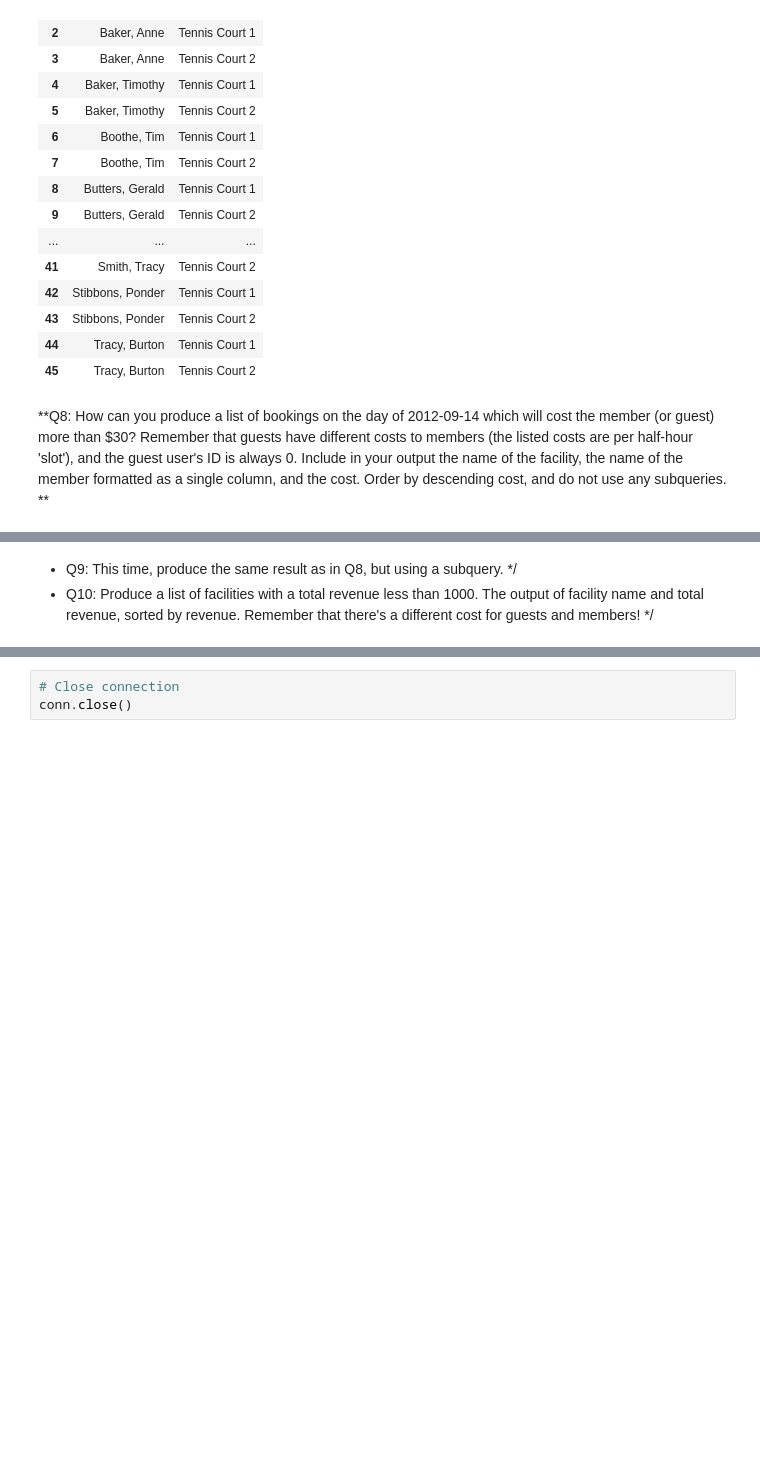
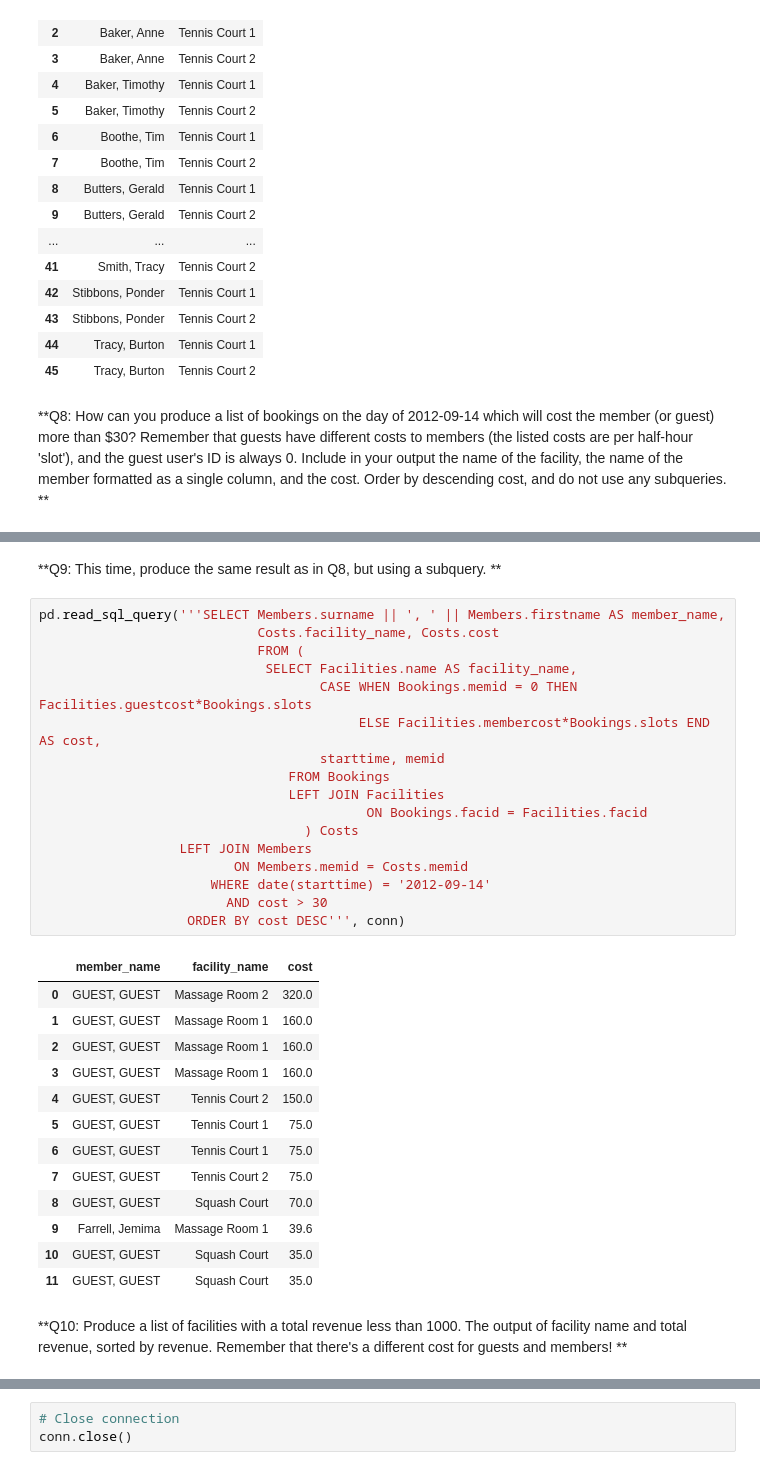
Before and after one commit to tloeber/Springboard, a Jupyter notebook: country_club_queries.ipynb, the cells around one changed output, grey strips where cells are left out. Drawn from its saved outputs; the diff is of its cells as text; blank space fills up the shorter version.

```diff
--- a/country_club_queries.ipynb
+++ b/country_club_queries.ipynb
@@ -170,7 +182,39 @@ pd.read_sql_query('''SELECT Members.surname || ', ' || Members.firstname AS memb
 | 10 | GUEST, GUEST | Squash Court | 35.0 |
 | 11 | GUEST, GUEST | Squash Court | 35.0 |
+# %% [markdown]
+**Q9: This time, produce the same result as in Q8, but using a subquery. **
+# %%
+pd.read_sql_query('''SELECT Members.surname || ', ' || Members.firstname AS member_name,
+                            Costs.facility_name, Costs.cost
+                            FROM (
+                             SELECT Facilities.name AS facility_name,
+                                    CASE WHEN Bookings.memid = 0 THEN Facilities.guestcost*Bookings.slots
+                                         ELSE Facilities.membercost*Bookings.slots END AS cost,
+                                    starttime, memid
+                                FROM Bookings
+                                LEFT JOIN Facilities
+                                          ON Bookings.facid = Facilities.facid
+                                  ) Costs
+                  LEFT JOIN Members
+                         ON Members.memid = Costs.memid
+                      WHERE date(starttime) = '2012-09-14'
+                        AND cost > 30
+                   ORDER BY cost DESC''', conn)
+# %% [output]
+|  | member_name | facility_name | cost |
+| 0 | GUEST, GUEST | Massage Room 2 | 320.0 |
+| 1 | GUEST, GUEST | Massage Room 1 | 160.0 |
+| 2 | GUEST, GUEST | Massage Room 1 | 160.0 |
+| 3 | GUEST, GUEST | Massage Room 1 | 160.0 |
+| 4 | GUEST, GUEST | Tennis Court 2 | 150.0 |
+| 5 | GUEST, GUEST | Tennis Court 1 | 75.0 |
+| 6 | GUEST, GUEST | Tennis Court 1 | 75.0 |
+| 7 | GUEST, GUEST | Tennis Court 2 | 75.0 |
+| 8 | GUEST, GUEST | Squash Court | 70.0 |
+| 9 | Farrell, Jemima | Massage Room 1 | 39.6 |
+| 10 | GUEST, GUEST | Squash Court | 35.0 |
+| 11 | GUEST, GUEST | Squash Court | 35.0 |
 # %% [markdown]
-* Q9: This time, produce the same result as in Q8, but using a subquery. */
-* Q10: Produce a list of facilities with a total revenue less than 1000.
+**Q10: Produce a list of facilities with a total revenue less than 1000.
 The output of facility name and total revenue, sorted by revenue. Remember
-that there's a different cost for guests and members! */
+that there's a different cost for guests and members! **
```
Also changed, not shown: parts of 9 cells of this notebook.
